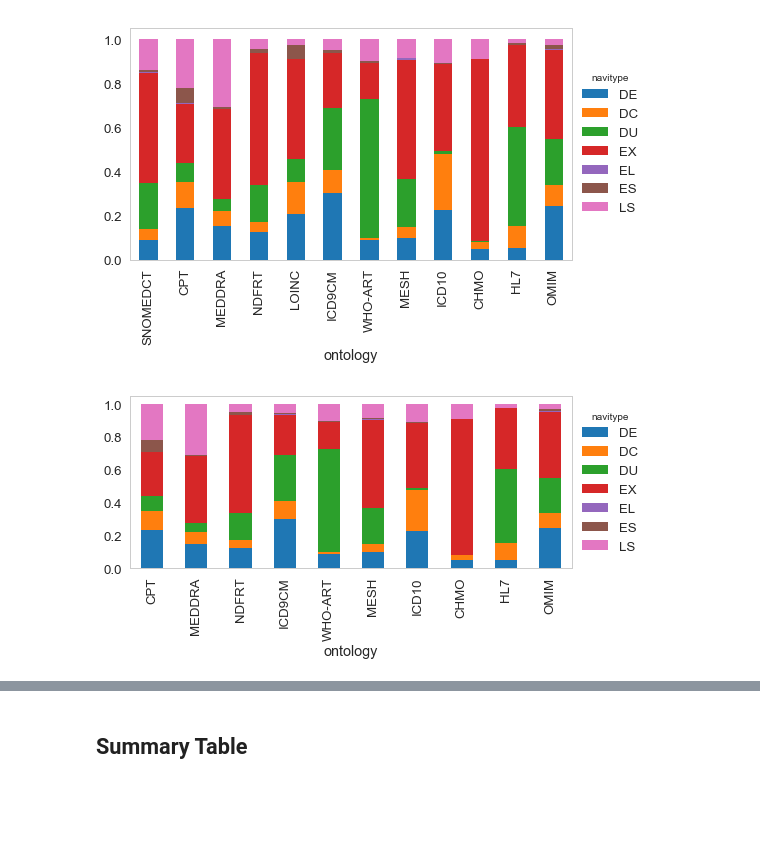
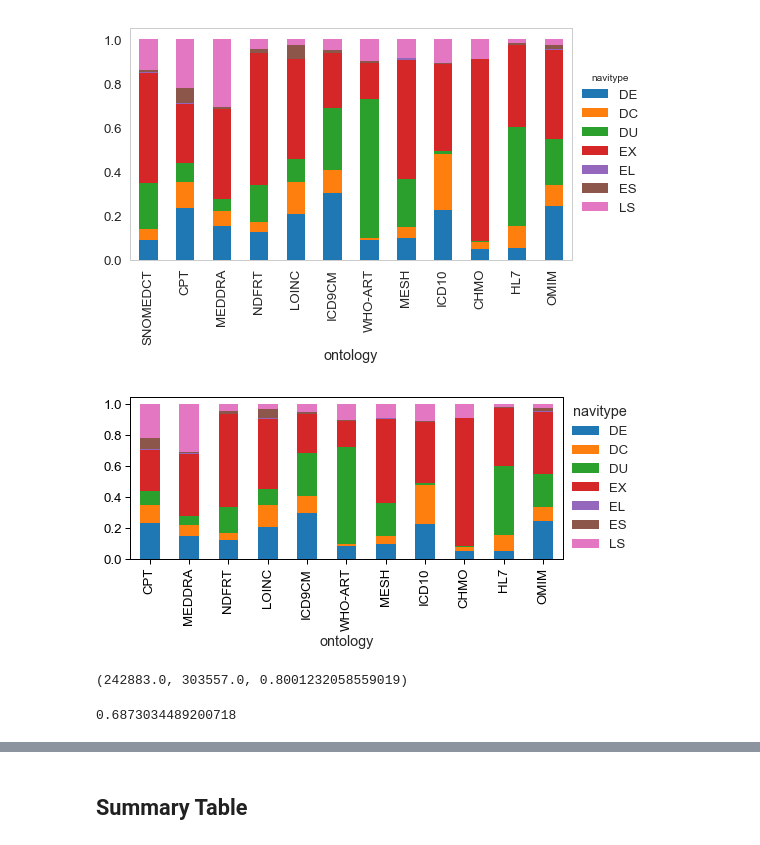
Before and after one commit to gesiscss/HopRank, a Jupyter notebook: 2. BioPortal (valid).ipynb, the cells around one changed output, grey strips where cells are left out. Cells and saved outputs as stored; diff of their text form; code cells hidden in the pictures; blank space fills up the shorter version.

```diff
--- a/2. BioPortal (valid).ipynb
+++ b/2. BioPortal (valid).ipynb
@@ -125,6 +125,10 @@ def plot_transitions_per_navitype(clickstreams, transitions, navitypes, fn):
     plt.savefig(fn, bbox_inches='tight')
 
 def plot_transitions_per_ontology_and_navitype(df, values, onto_order, width=7.8, height=5, fn=None):
+    sns.set_style("ticks", {"xtick.major.size": 8, "ytick.major.size": 8,
+                            'xtick.color': 'black', 'ytick.color': 'black',
+                           'axes.edgecolor': 'black'})
+
     navitypes_order = ['DE','DC','DU','EX','EL','ES','LS']
     tmp = df.pivot(columns='ontology',
                    index='navitype',
@@ -479,10 +479,20 @@ plot_transitions_per_ontology_and_navitype(tmp, 'lcc_ntransitions', sorted_valid
 # %%
 tmp = df_trans.query("navitype != 'ALL'")
 sorted_ontos = tmp.groupby('ontology').lcc_ntransitions.sum().reset_index()
 sorted_ontos.sort_values('lcc_ntransitions', ascending=False, inplace=True)
-sorted_valid_ontos = sorted_ontos.query("lcc_ntransitions>=@MIN_TRANSITIONS").query("~ontology.isin(['SNOMEDCT','LOINC'])")
+sorted_valid_ontos = sorted_ontos.query("lcc_ntransitions>=@MIN_TRANSITIONS").query("~ontology.isin(['SNOMEDCT'])")
 sorted_valid_ontos
 fn = os.path.join(PLOTS_OUTPUT,'_lcc_summary_navitypes_valid_transitions_per_ontology_{}.pdf'.format(YEAR))
 plot_transitions_per_ontology_and_navitype(tmp, 'lcc_ntransitions', sorted_valid_ontos.ontology, 7.8, 4, fn)
 # %% [output]
-[figure, old version]
+[figure, new version]
+# %%
+tmp = df_trans.query("navitype=='ALL' & lcc_ntransitions >= 1000 ")
+tmp.lcc_ntransitions.sum(), tmp.ntransitions.sum(),  tmp.lcc_ntransitions.sum() / tmp.ntransitions.sum()
+# %% [output]
+(242883.0, 303557.0, 0.8001232058559019)
+# %%
+tmp = df_trans.query("navitype=='ALL' & lcc_ntransitions >= 1000 & ontology != 'SNOMEDCT' ")
+tmp.lcc_ntransitions.sum() / tmp.ntransitions.sum()
+# %% [output]
+0.6873034489200718
```
Also changed, not shown: parts of 6 cells of this notebook, 8 other files.
